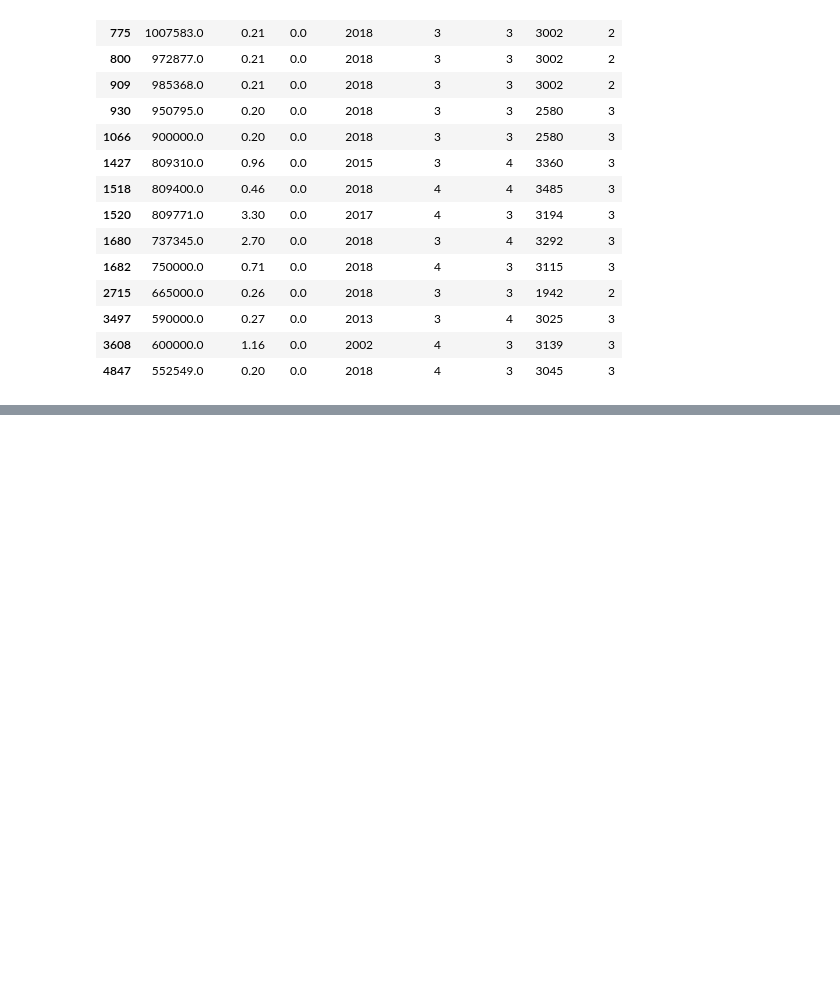
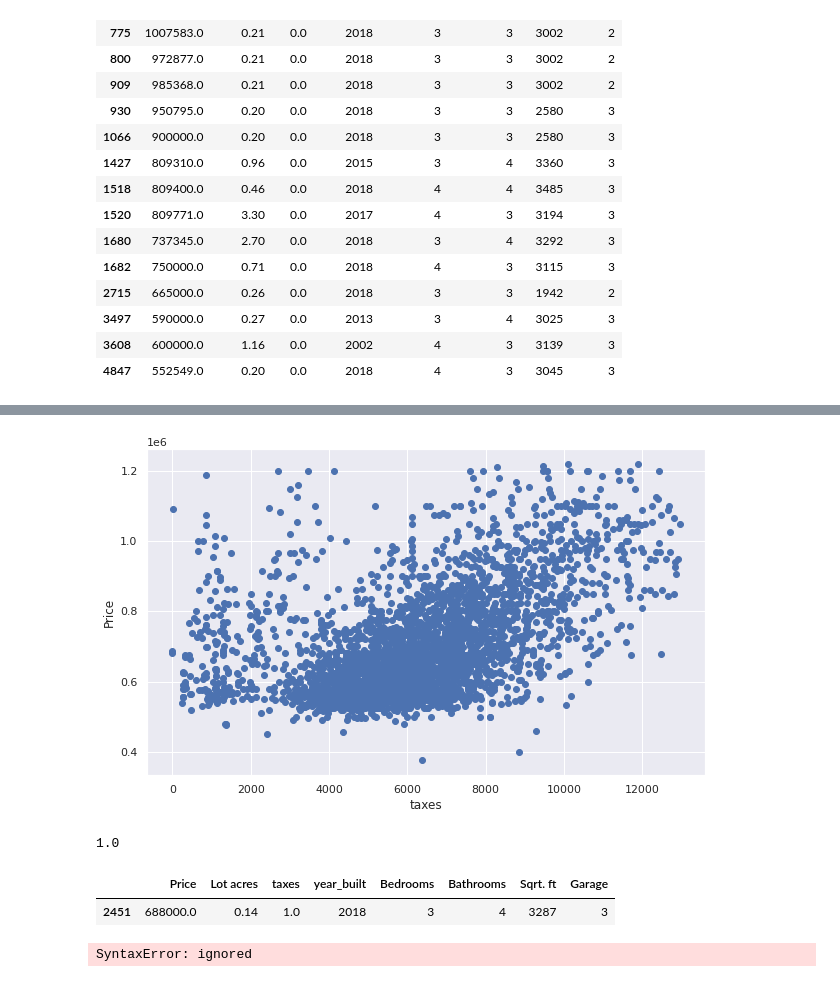
Before and after one commit to Jiji-96/Data-Cleaning-and-EDA, a Jupyter notebook: google_drive_data.ipynb, the cells around one changed output, grey strips where cells are left out. Cells and saved outputs as stored; diff of their text form; code cells hidden in the pictures; blank space fills up the shorter version.

```diff
--- a/google_drive_data.ipynb
+++ b/google_drive_data.ipynb
@@ -631,0 +648,22 @@ df2.loc[df2['taxes'] == 0.0  ]
+# %%
+fig, ax = plt.subplots(figsize=(10,6))
+ax.scatter(df2['taxes'], df2['Price'])
+ax.set_xlabel('taxes')
+ax.set_ylabel('Price')
+plt.show()
+# %% [output]
+[figure, added]
+# %%
+df2['taxes'].min()
+# %% [output]
+1.0
+# %%
+df2.loc[df2['taxes'] == 1  ]
+# %% [output]
+|  | Price | Lot acres | taxes | year_built | Bedrooms | Bathrooms | Sqrt. ft | Garage |
+| 2451 | 688000.0 | 0.14 | 1.0 | 2018 | 3 | 4 | 3287 | 3 |
+# %%
+df2['taxes']=df2['taxes'].replace(<=100,df2['taxes'].mean())
+df[df > 9] = 11
+# %% [output]
+SyntaxError: ignored
```
Also changed, not shown: parts of 8 cells of this notebook.
